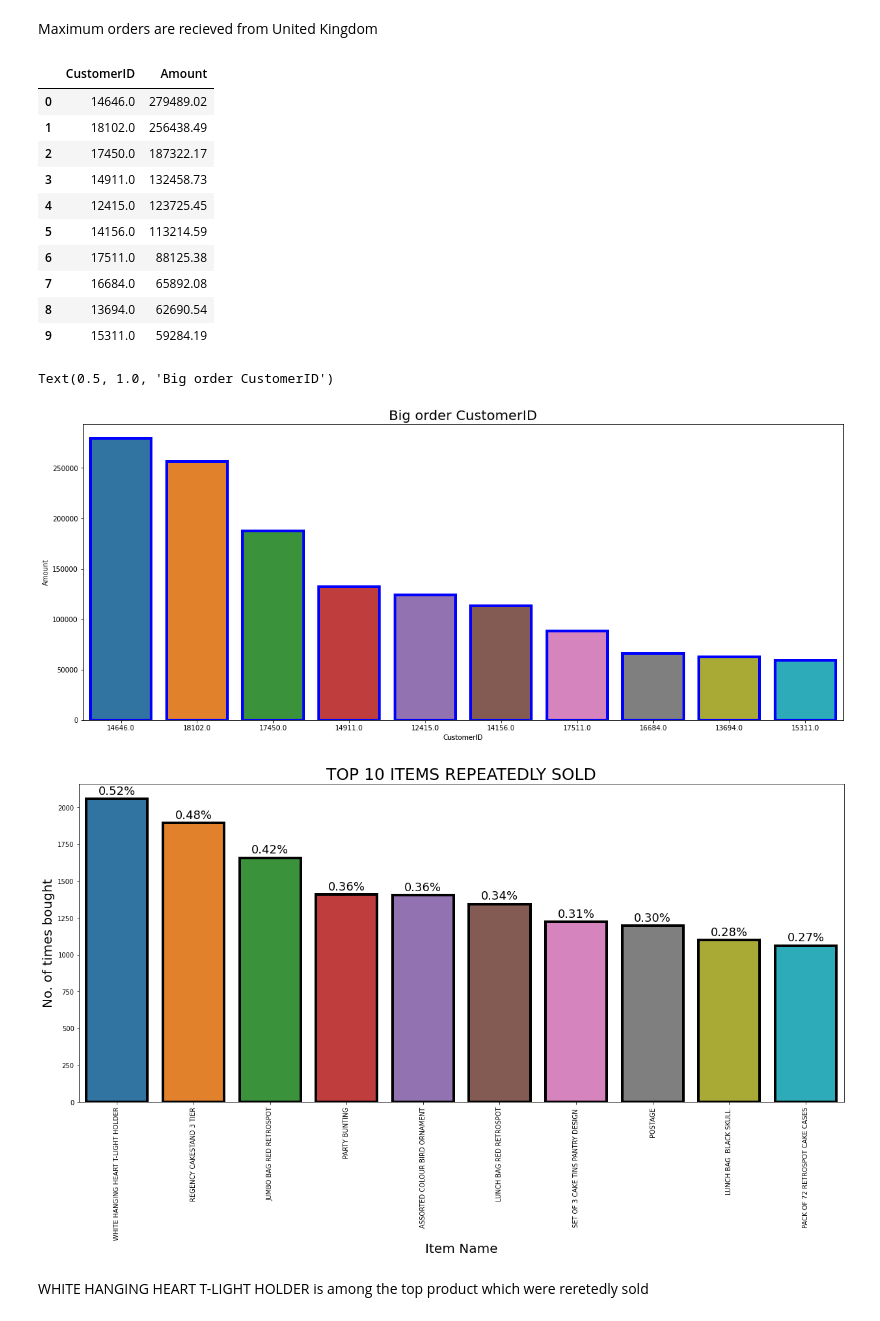
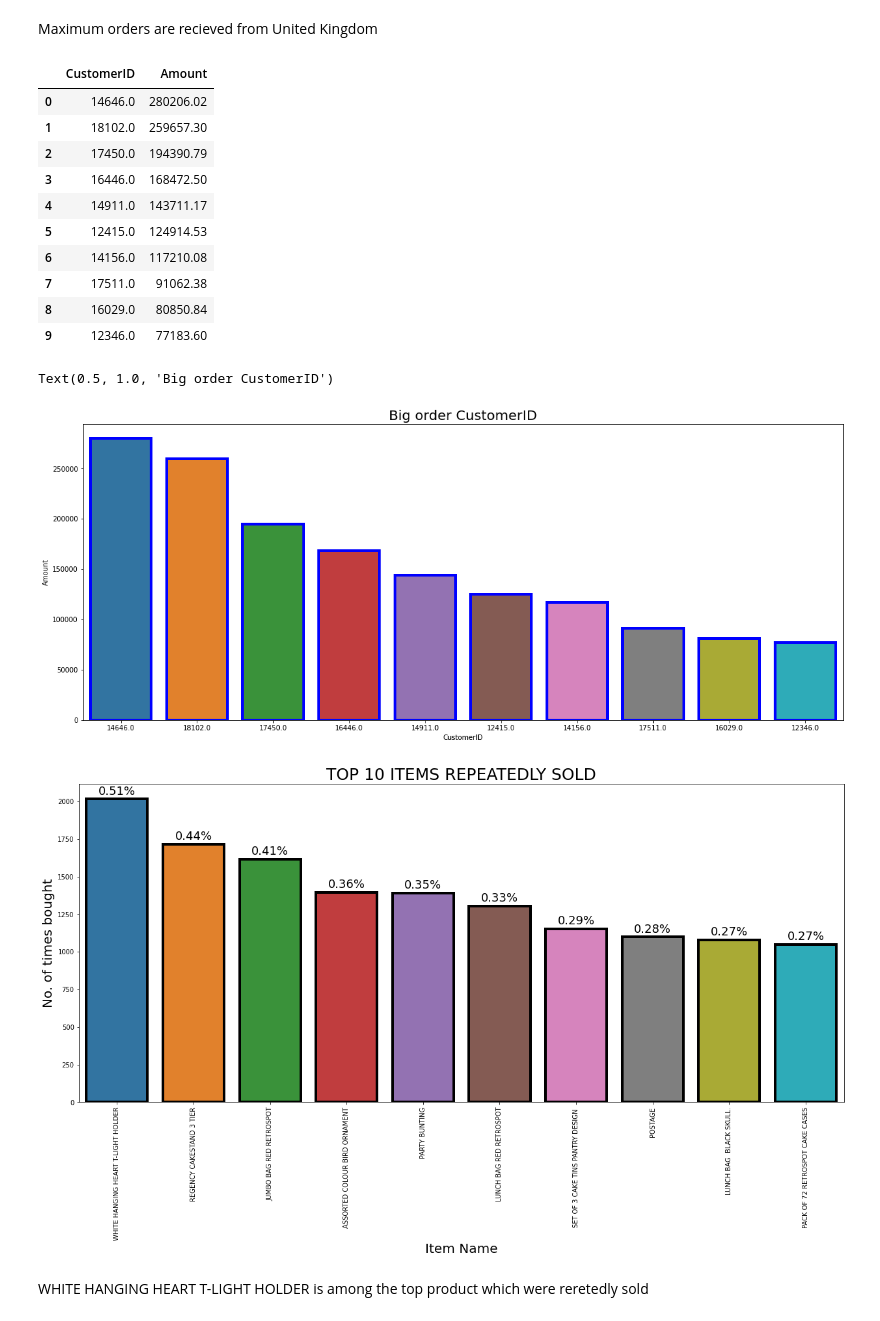
Before and after one commit to Rahman88talha/Capstone-Customer_Segmentation_Clustering, a Jupyter notebook: Capstone_Customer_Segmentation_Clustering.ipynb, the cells around one changed output. Saved outputs shown, nothing was run; the diff lists cells and outputs as text; code cells hidden in the pictures.

```diff
--- a/Capstone_Customer_Segmentation_Clustering.ipynb
+++ b/Capstone_Customer_Segmentation_Clustering.ipynb
@@ -173,7 +173,7 @@ f, ax = plt.subplots(1,1, figsize=(15,9))
 splot = sns.barplot(x=unique_featues_df['Features'], y=unique_featues_df['Uniques'], alpha=0.8, edgecolor = 'black', lw = 4)
 for p in splot.patches:                               # This step is used for showing the percentage on the graph
     height = p.get_height()
-    ax.text(p.get_x()+p.get_width()/2, height+500, '{:1.2f}''%'.format(height/df.shape[0]*100),ha = "center", SIZE = 16)
+    ax.text(p.get_x()+p.get_width()/2, height+500, '{:1.2f}''%'.format(height/df1.shape[0]*100),ha = "center", SIZE = 16)
 
 plt.title('percentage % in each column', weight='bold', size=18)
 plt.ylabel('Unique values', size=18)
@@ -226,47 +226,47 @@ for p in splot.patches:
 Maximum orders are recieved from United Kingdom
 # %%
 # Creating amount column by multiply quantity with unitprice
-df['Amount'] = df.Quantity*df.UnitPrice
+df1['Amount'] = df1.Quantity*df1.UnitPrice
 
 # Checking which CustomerID spend maximum amount.
-PercentSales = df.groupby(["CustomerID"]).Amount.sum().sort_values(ascending = False).iloc[:10].reset_index()
+PercentSales = df1.groupby(["CustomerID"]).Amount.sum().sort_values(ascending = False).iloc[:10].reset_index()
 PercentSales
 # %% [output]
 |  | CustomerID | Amount |
-| 0 | 14646.0 | 279489.02 |
-| 1 | 18102.0 | 256438.49 |
-| 2 | 17450.0 | 187322.17 |
-| 3 | 14911.0 | 132458.73 |
-| 4 | 12415.0 | 123725.45 |
-| 5 | 14156.0 | 113214.59 |
-| 6 | 17511.0 | 88125.38 |
-| 7 | 16684.0 | 65892.08 |
-| 8 | 13694.0 | 62690.54 |
-| 9 | 15311.0 | 59284.19 |
+| 0 | 14646.0 | 280206.02 |
+| 1 | 18102.0 | 259657.30 |
+| 2 | 17450.0 | 194390.79 |
+| 3 | 16446.0 | 168472.50 |
+| 4 | 14911.0 | 143711.17 |
+| 5 | 12415.0 | 124914.53 |
+| 6 | 14156.0 | 117210.08 |
+| 7 | 17511.0 | 91062.38 |
+| 8 | 16029.0 | 80850.84 |
+| 9 | 12346.0 | 77183.60 |
 # %%
 plt.figure(figsize=(20,8))
 sns.barplot(x="CustomerID", y="Amount", data = PercentSales, order = PercentSales['CustomerID'], edgecolor = 'blue', lw = 4)
 plt.title('Big order CustomerID', size = 20)
 # %% [output]
 Text(0.5, 1.0, 'Big order CustomerID')
-[figure, old version]
+[figure, new version]
 # %%
-product_df = df['Description'].value_counts().reset_index()
+product_df = df1['Description'].value_counts().reset_index()
 product_df.rename(columns={'index': 'Description_Name','Description': 'Count'}, inplace=True)
 
 # Barplot of the top 10 most repeatedly sold items
 fig, ax = plt.subplots(figsize = (18,8))
 sns.barplot(x='Description_Name',y='Count',data = product_df[:10], edgecolor = 'black',lw =4)
 plt.xlabel('Item Name', SIZE = 20)
 plt.ylabel('No. of times bought', SIZE = 20)
 plt.title('TOP 10 ITEMS REPEATEDLY SOLD', SIZE = 25)
 plt.tight_layout()
 plt.xticks(rotation = 90)   # by using xticks we rotate our column labels to 90 degree.
 for p in ax.patches:
     height = p.get_height()
     ax.text(p.get_x()+p.get_width()/2, height+30, '{:1.2f}''%'.format(height/df1.shape[0]*100),ha = "center", SIZE = 18)
 # %% [output]
-[figure, old version]
+[figure, new version]
 # %% [markdown]
 WHITE HANGING HEART T-LIGHT HOLDER is among the top product which were reretedly sold
 # %% [markdown]
```
Also changed, not shown: parts of 44 cells of this notebook.
